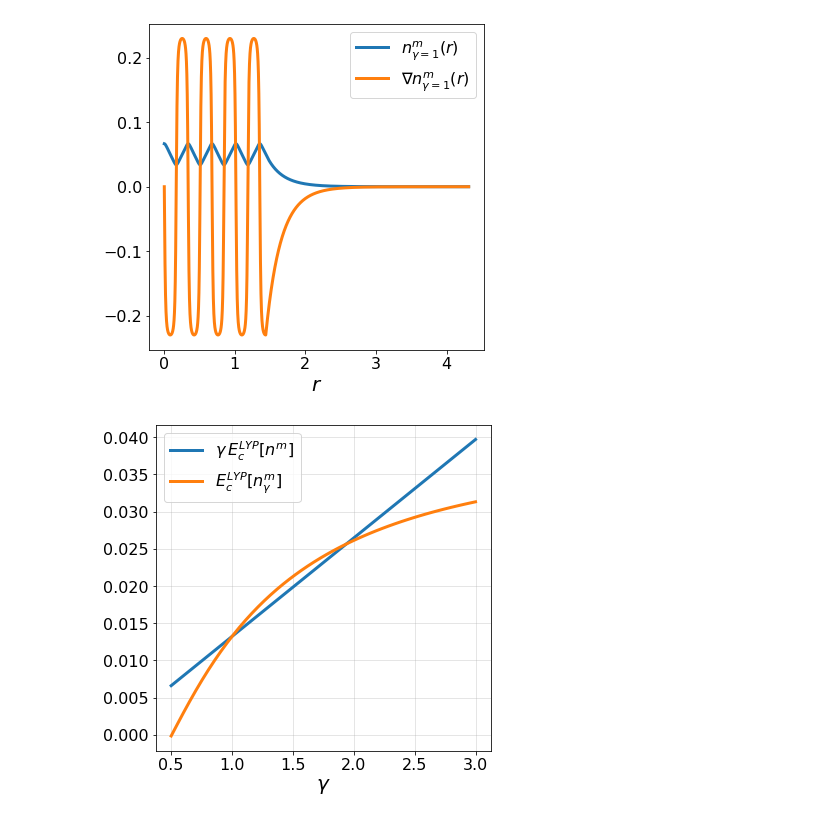
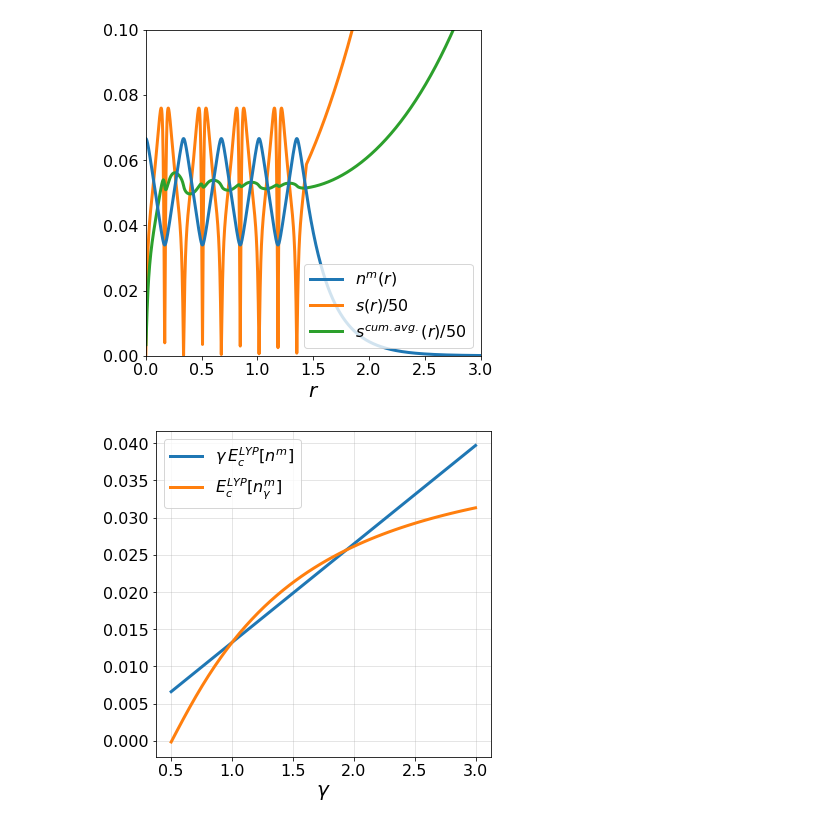
Before and after one commit to pedersor/DFT_exconditions, a Jupyter notebook: e_c_scaling/counter_examples.ipynb, the cells around one changed output. Drawn from its saved outputs; the diff is of its cells as text; code cells hidden in the pictures.

Commit message:
modify engineered density fig

```diff
--- a/e_c_scaling/counter_examples.ipynb
+++ b/e_c_scaling/counter_examples.ipynb
@@ -112,22 +112,26 @@ def get_E_c_gam(func_c, gamma, density):
 # %%
 xc = 'gga_c_lyp'
 xc_label = 'LYP'
 func_c = pylibxc.LibXCFunctional(xc, "unpolarized")
 density = functools.partial(monster, r_s_min=1.5, r_s_max=2, s_target=2, num_peaks=5, smoothing_factor=0.05)
 
-for gamma in [1]:
 
-  grids, n_m, n_m_grad = density(gamma=gamma)
-  plt.plot(grids, n_m, label='$n^m_{\gamma='+str(gamma)+'}(r)$')
-  plt.plot(grids, n_m_grad, label=r'$\nabla n^m_{\gamma='+str(gamma)+'}(r)$')
+grids, n_m, n_m_grad = density(gamma=1)
 
+s = utils.get_s(n_m, n_m_grad)
+plt.plot(grids, n_m, label='$n^m(r)$')
+plt.plot(grids, s/50, label='$s(r)/50$', zorder=0)
+grids_dx = grids[1]-grids[0]
+plt.plot(grids[1:], grids_dx*np.cumsum(s[1:])/grids[1:]/50, label='$s^{cum. avg.}(r)/50$', zorder=1)
 
 plt.xlabel('$r$')
-plt.legend()
+plt.legend(loc='lower right')
+plt.ylim(0, .1)
+plt.xlim(left=0, right=3)
 
 plt.savefig(f'monster_density_{xc_label}.pdf', bbox_inches='tight')
 # %% [output]
-[figure, old version]
+[figure, new version]
 # %%
 
 E_c_gams = []
```
Also changed, not shown: 1 other file.
